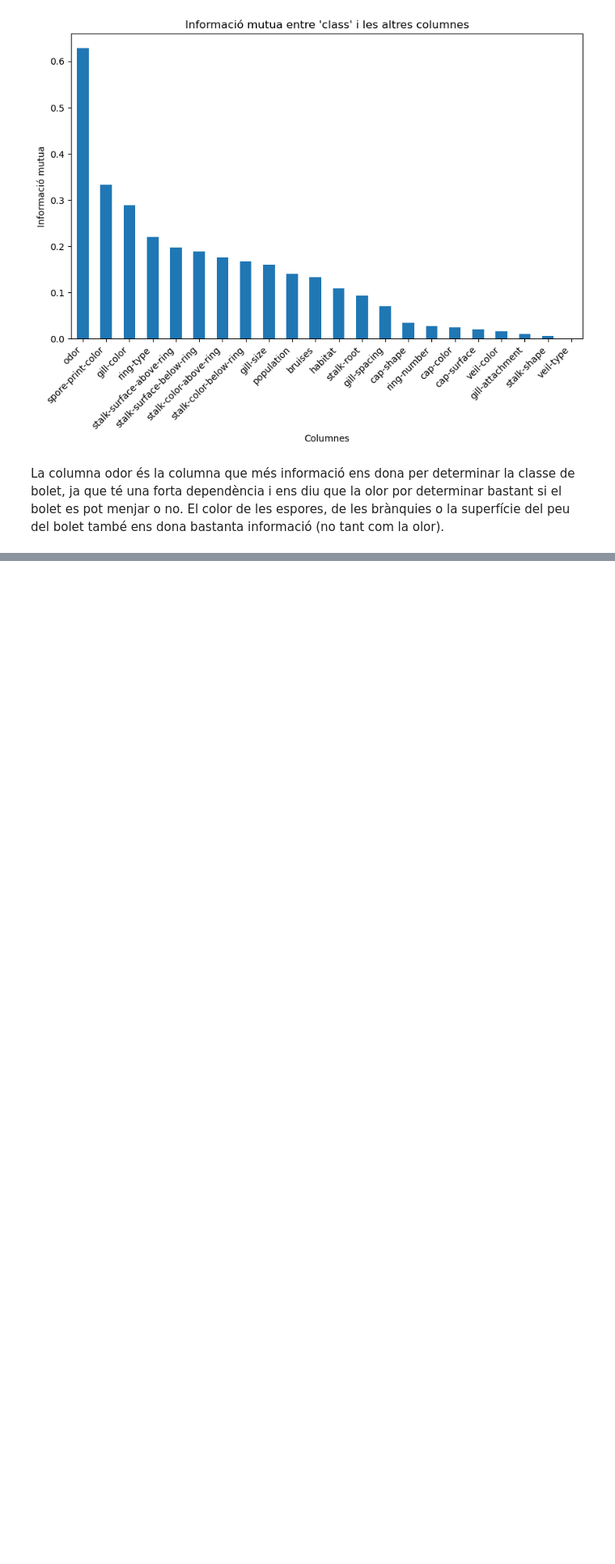
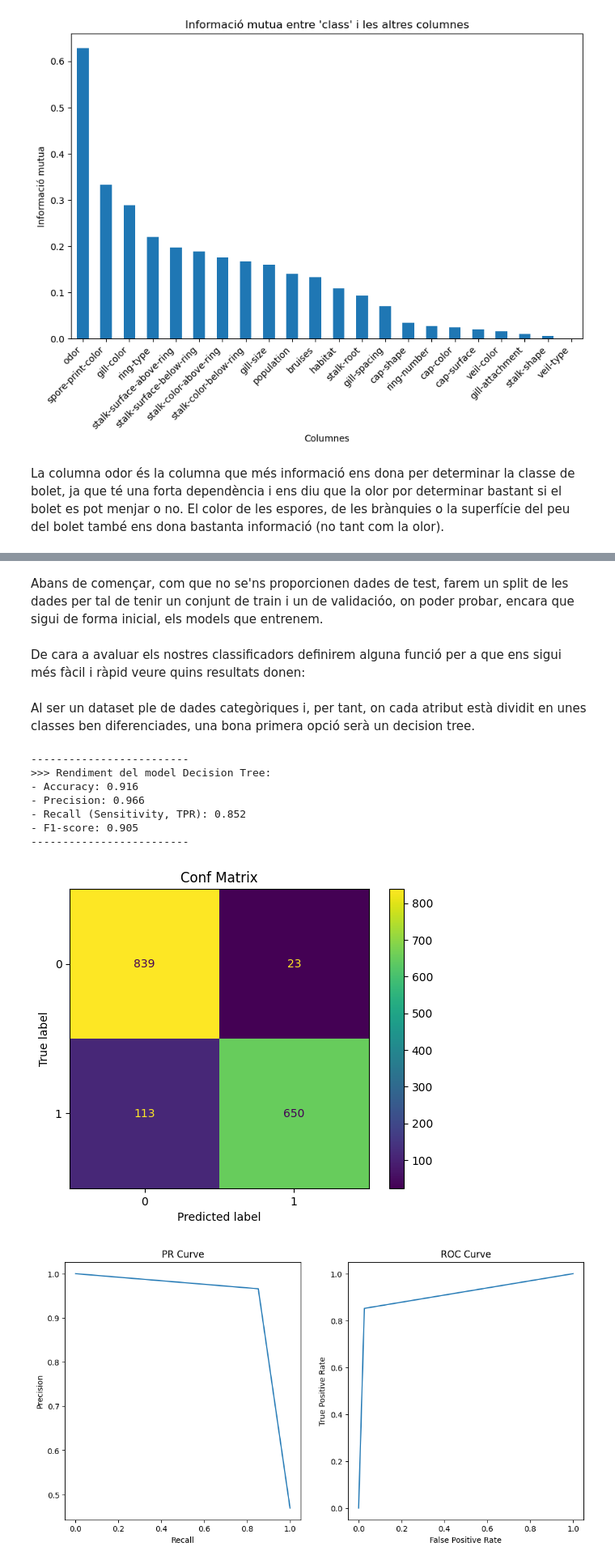
Before and after one commit to NIU1669682/Cas-Kaggle-2, a Jupyter notebook: Classificador de bolets.ipynb, the cells around one changed output, grey strips where cells are left out. Shown at 81% size. Drawn from its saved outputs; the diff is of its cells as text; code cells hidden in the pictures; blank space fills up the shorter version.

Commit message:
Afegits Metric Selection + Començat Model Selection

```diff
--- a/Classificador de bolets.ipynb
+++ b/Classificador de bolets.ipynb
@@ -132,0 +152,2 @@ La columna odor és la columna que més informació ens dona per determinar la c
+# %% [markdown]
+Abans de començar, com que no se'ns proporcionen dades de test, farem un split de les dades per tal de tenir un conjunt de train i un de validacióo, on poder probar, encara que sigui de forma inicial, els models que entrenem.
@@ -132,0 +156,59 @@ La columna odor és la columna que més informació ens dona per determinar la c
+# %% [markdown]
+De cara a avaluar els nostres classificadors definirem alguna funció per a que ens sigui més fàcil i ràpid veure quins resultats donen:
+# %%
+def performanceIndividual(Y, predictions, model_name):
+        """
+        Aquesta funcio, donades les prediccions del model i el ground truth, calcula i mostra les mètriques: accuracy,
+        precisió, recall i f1-score, a més de mostrar la matriu de confusió i les corves ROC i PR.
+        """
+        acc = accuracy_score(Y, predictions)
+        prec = precision_score(Y, predictions)
+        rec = recall_score(Y, predictions)
+        f1 = f1_score(Y, predictions)
+        conf_mat = confusion_matrix(Y, predictions)
+
+        print('-' * 25)
+        print('>>> Rendiment del model %s:' %(model_name))
+        print(f'- Accuracy: {round(acc, 3)}')
+        print(f'- Precision: {round(prec, 3)}')
+        print(f'- Recall (Sensitivity, TPR): {round(rec, 3)}')
+        print(f'- F1-score: {round(f1, 3)}')
+        print('-' * 25)
+
+        disp = ConfusionMatrixDisplay(confusion_matrix=conf_mat)
+        disp.plot()
+        plt.title("Conf Matrix")
+        plt.show()
+        prec, rec, _= precision_recall_curve(Y, predictions)
+        fpr, tpr, _= roc_curve(Y, predictions)
+
+        plt.figure(figsize=(12,6))
+        plt.subplot(1,2,1)
+        plt.plot(rec, prec)
+        plt.title("PR Curve")
+        plt.xlabel("Recall")
+        plt.ylabel("Precision")
+
+        plt.subplot(1,2,2)
+        plt.plot(fpr, tpr)
+        plt.title("ROC Curve")
+        plt.xlabel("False Positive Rate")
+        plt.ylabel("True Positive Rate")
+        plt.show()
+# %% [markdown]
+Al ser un dataset ple de dades categòriques i, per tant, on cada atribut està dividit en unes classes ben diferenciades, una bona primera opció serà un decision tree.
+# %%
+decTree = DecisionTreeClassifier(max_depth = 2)
+decTree.fit(X=X_train, y=y_train)
+decTreePredictions = decTree.predict(X=X_test)
+performanceIndividual(y_test, decTreePredictions, "Decision Tree")
+# %% [output]
+-------------------------
+>>> Rendiment del model Decision Tree:
+- Accuracy: 0.916
+- Precision: 0.966
+- Recall (Sensitivity, TPR): 0.852
+- F1-score: 0.905
+-------------------------
+[figure, added]
+[figure, added]
```
Also changed, not shown: parts of 14 cells of this notebook.
